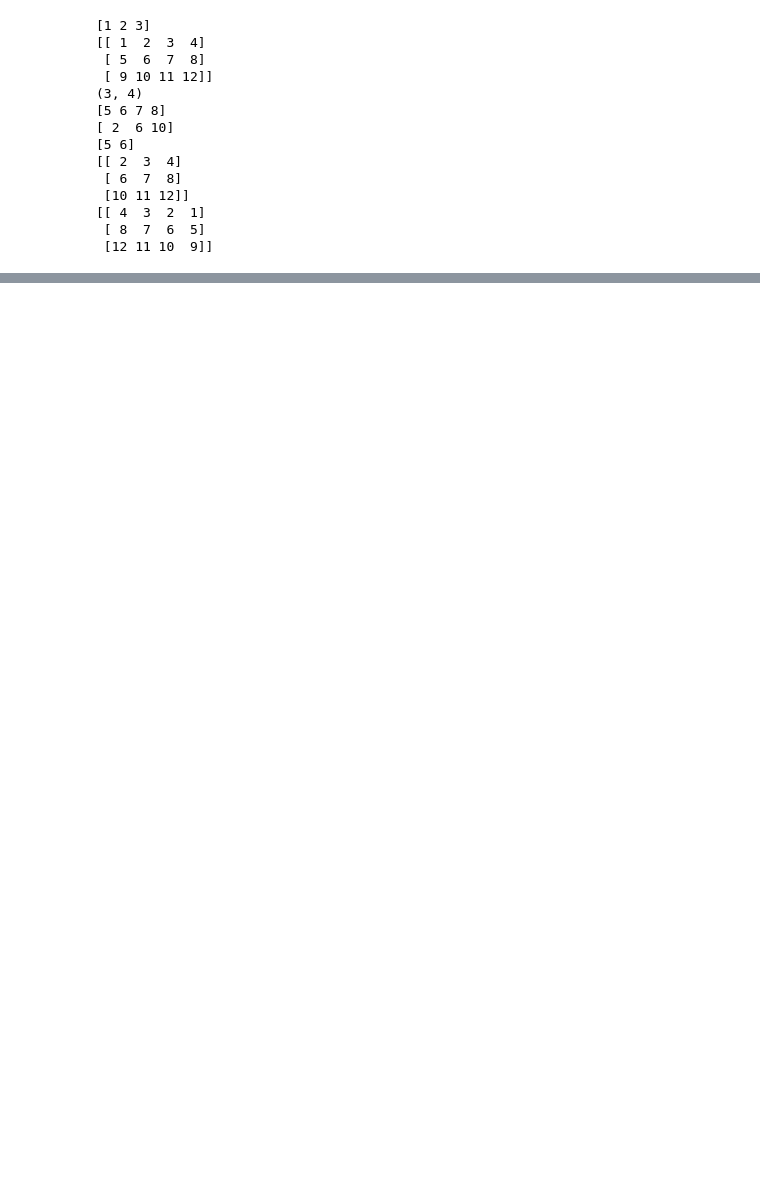
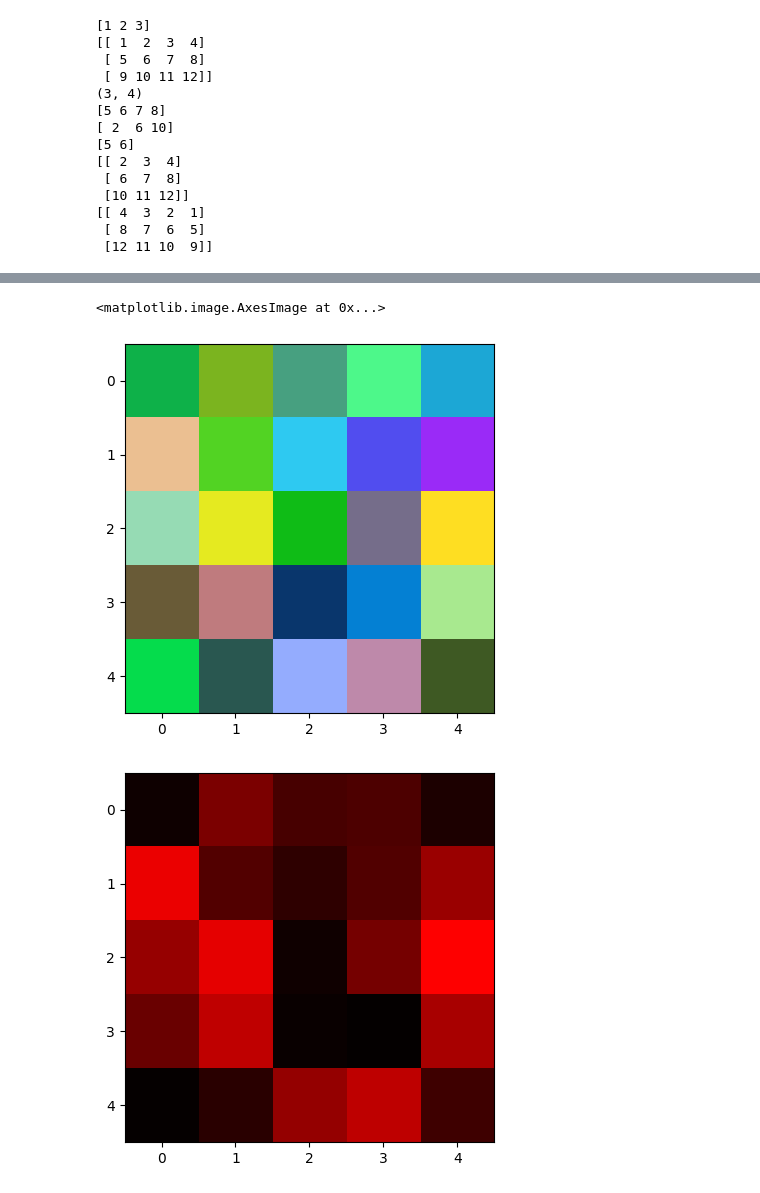
Before and after one commit to SebaOlszewski/MCAST, a Jupyter notebook: ImageProcessingAndComputerVision/week1/lecture1.ipynb, the cells around one changed output, grey strips where cells are left out. Cells and saved outputs as stored; diff of their text form; code cells hidden in the pictures; blank space fills up the shorter version.

```diff
--- a/ImageProcessingAndComputerVision/week1/lecture1.ipynb
+++ b/ImageProcessingAndComputerVision/week1/lecture1.ipynb
@@ -63,0 +106,36 @@ plp.imshow(rand_matrix, cmap='gray', vmin=0, vmax=255)
+# %%
+#color (RGB) matrices
+
+#Create a 10x10 RGB matrix
+MyRGBMatrix1 = np.zeros([5,5,3], dtype='uint8')
+
+#creating matrix with the same size as LENA image
+#MyRGBMatrix2 = np.zeros(imBGR.shape, dtype='uint8')
+#print(MyRGBMatrix2.shape)
+MyRGBMatrix1 = np.random.randint(0, 256, size=MyRGBMatrix1.shape, dtype='uint8')
+#print(MyRGBMatrix1)
+MyREDMatrix = MyRGBMatrix1.copy()
+MyGREENMatrix = MyRGBMatrix1.copy()
+MyBLUEMatrix = MyRGBMatrix1.copy()
+
+MyREDMatrix[:,:,[1,2]] = 0
+MyGREENMatrix[:,:, [0, 2]] = 0
+MyBLUEMatrix[:,:, [0, 1]] = 0
+plt.figure()
+plt.imshow(MyRGBMatrix1)
+plt.figure()
+plt.imshow(MyREDMatrix)
+plt.figure()
+plt.imshow(MyGREENMatrix)
+plt.figure()
+plt.imshow(MyBLUEMatrix)
+
+#trying to sum all of the RGB images to see if they give us the image from the start
+finalMatrix = MyREDMatrix + MyGREENMatrix + MyBLUEMatrix
+
+plt.figure()
+plt.imshow(finalMatrix)
+# %% [output]
+<matplotlib.image.AxesImage at 0x...>
+[figure, added]
+[figure, added]
```
Also changed, not shown: parts of 5 cells of this notebook, 3 other files.
